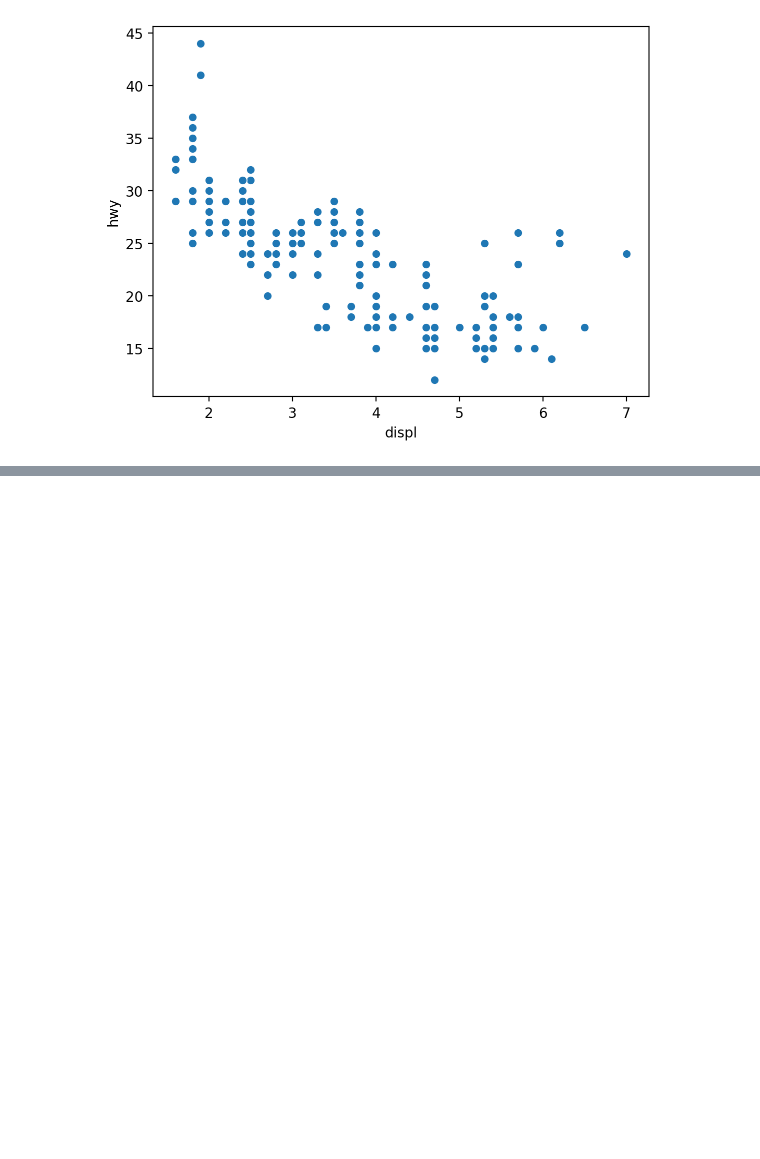
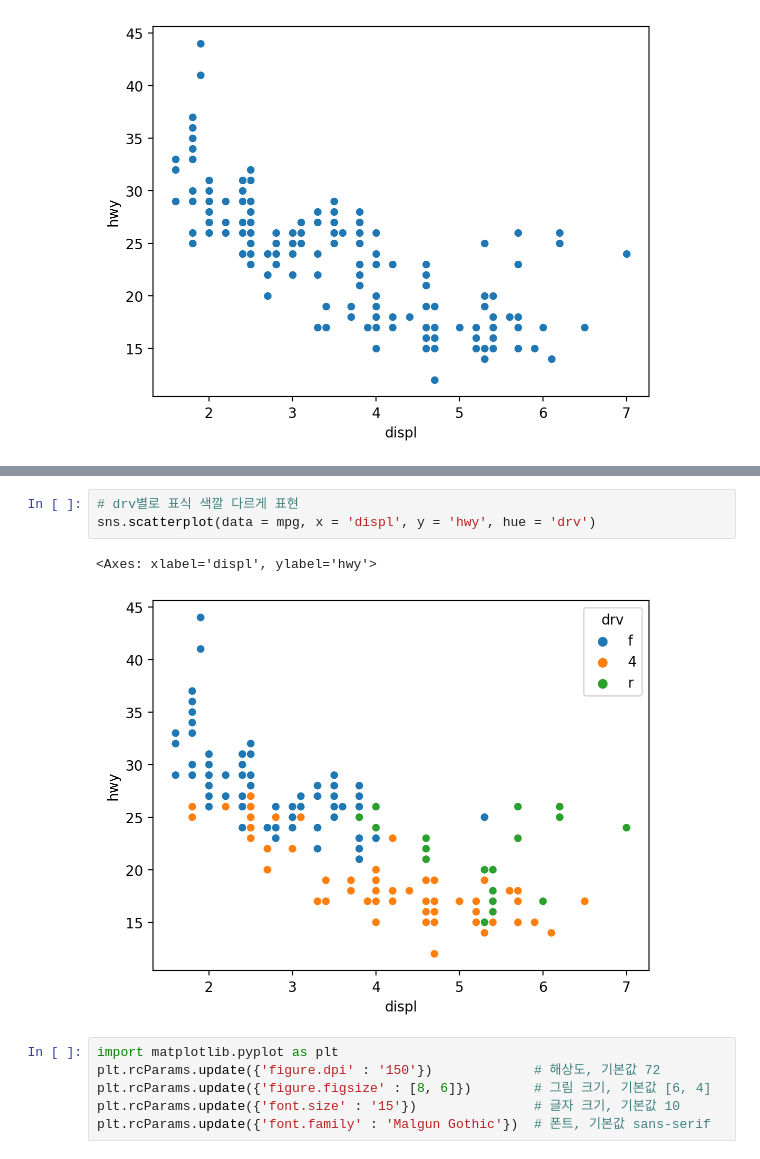
Before and after one commit to simmingyu12/kit_bigdata, a Jupyter notebook: src/chapter08.ipynb, the cells around one changed output, grey strips where cells are left out. Cells and saved outputs as stored; diff of their text form; blank space fills up the shorter version.

```diff
--- a/src/chapter08.ipynb
+++ b/src/chapter08.ipynb
@@ -24,0 +39,12 @@ sns.scatterplot(data = mpg, x = 'displ', y = 'hwy')
+# %%
+# drv별로 표식 색깔 다르게 표현
+sns.scatterplot(data = mpg, x = 'displ', y = 'hwy', hue = 'drv')
+# %% [output]
+<Axes: xlabel='displ', ylabel='hwy'>
+[figure, added]
+# %%
+import matplotlib.pyplot as plt
+plt.rcParams.update({'figure.dpi' : '150'})             # 해상도, 기본값 72
+plt.rcParams.update({'figure.figsize' : [8, 6]})        # 그림 크기, 기본값 [6, 4]
+plt.rcParams.update({'font.size' : '15'})               # 글자 크기, 기본값 10
+plt.rcParams.update({'font.family' : 'Malgun Gothic'})  # 폰트, 기본값 sans-serif
```
Also changed, not shown: parts of 30 cells of this notebook.
